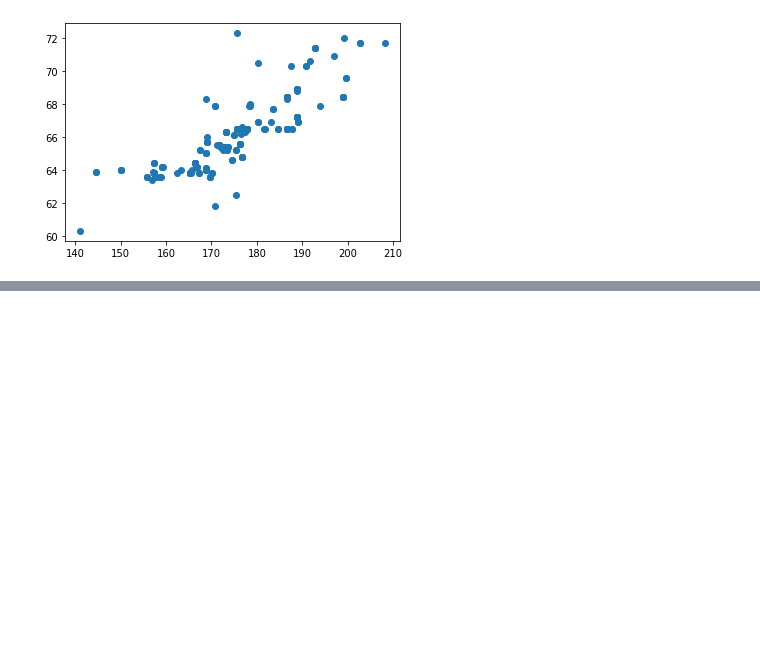
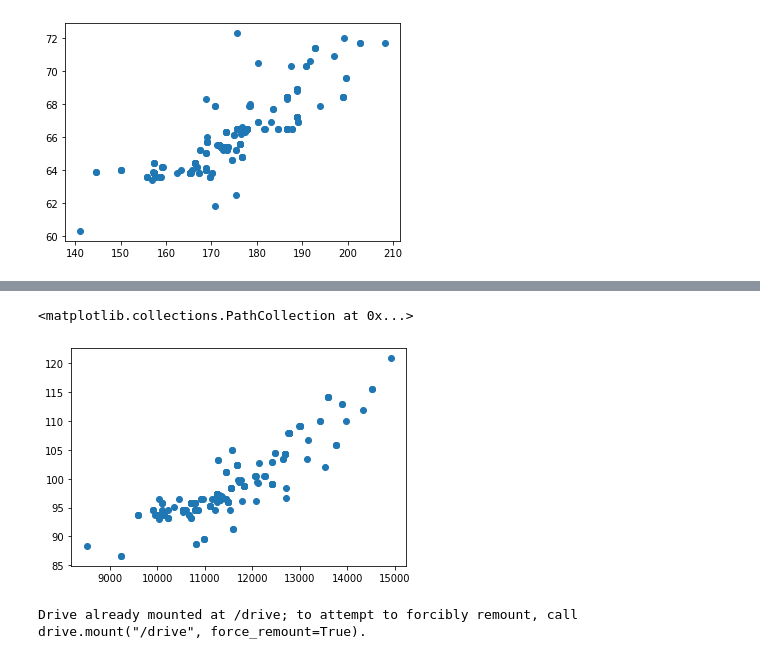
Before and after one commit to sulaiman01/Learning-Projects, a Jupyter notebook: data_visualization.ipynb, the cells around one changed output, grey strips where cells are left out. Cells and saved outputs as stored; diff of their text form; code cells hidden in the pictures; blank space fills up the shorter version.

```diff
--- a/data_visualization.ipynb
+++ b/data_visualization.ipynb
@@ -230,0 +247,5 @@ plt.scatter(data_set['carlength'],data_set['carwidth'])
+# %%
+plt.scatter(data_set['carbase'],data_set['wheelbase'])
+# %% [output]
+<matplotlib.collections.PathCollection at 0x...>
+[figure, added]
@@ -230,0 +254,5 @@ plt.scatter(data_set['carlength'],data_set['carwidth'])
+# %%
+from google.colab import drive
+drive.mount('/drive')
+# %% [output]
+Drive already mounted at /drive; to attempt to forcibly remount, call drive.mount("/drive", force_remount=True).
```
Also changed, not shown: parts of 8 cells of this notebook.
